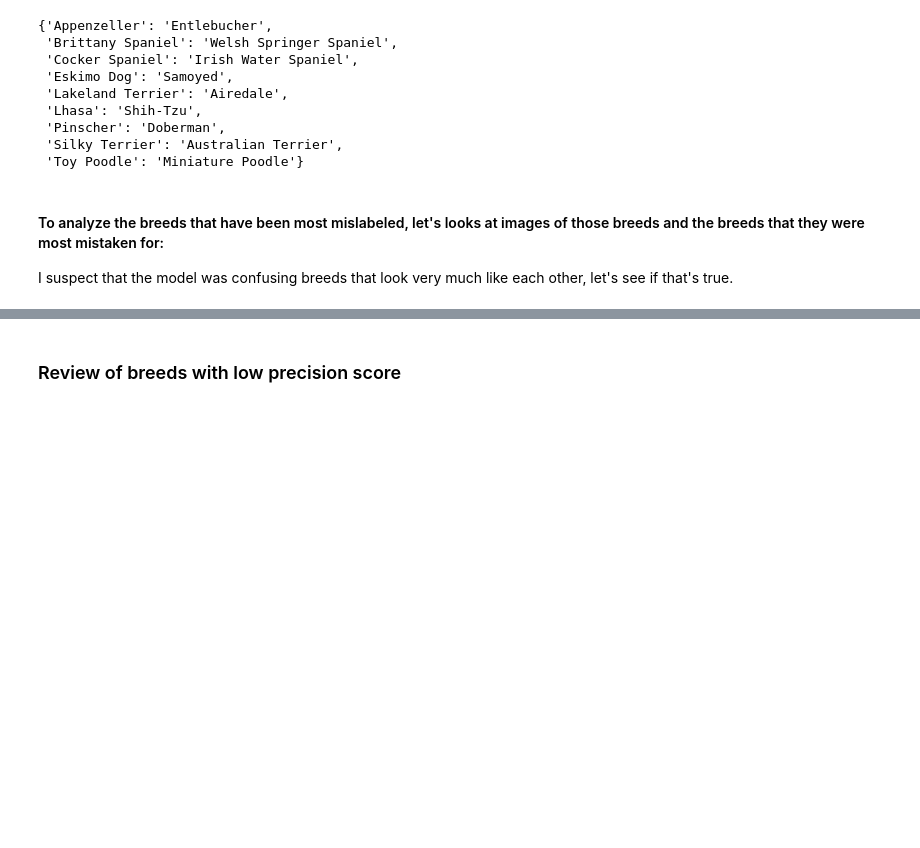
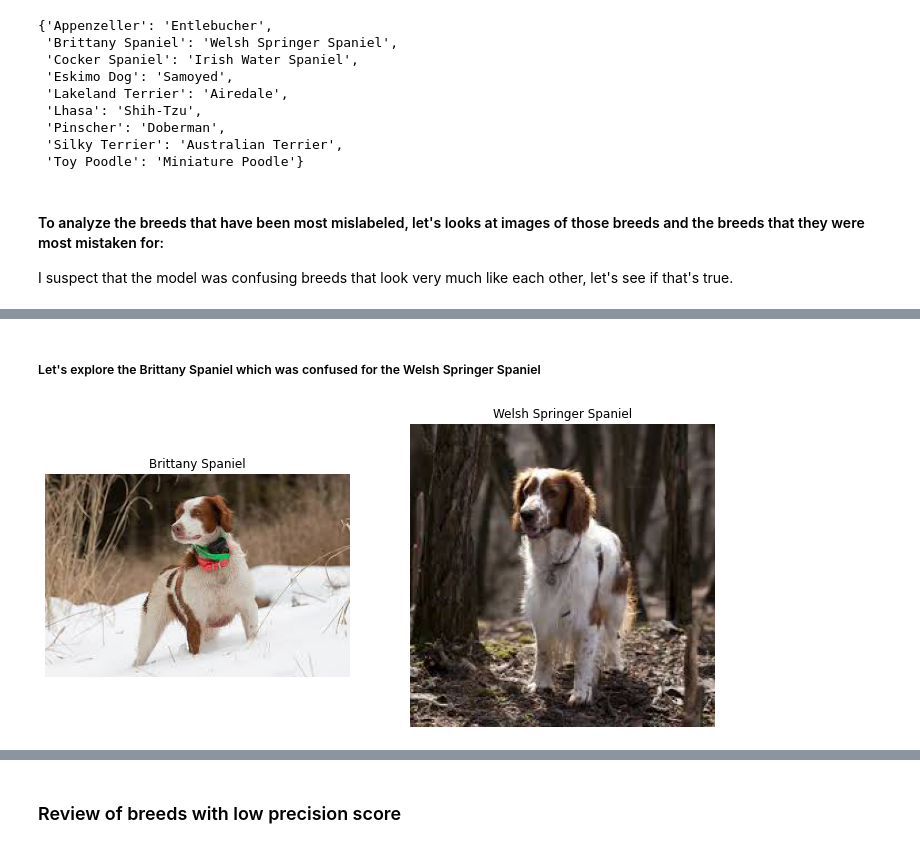
Before and after one commit to lgonzal6/dog_breed_classifier, a Jupyter notebook: Model Metrics Anlysis.ipynb, the cells around one changed output, grey strips where cells are left out. Saved outputs shown, nothing was run; the diff lists cells and outputs as text; code cells hidden in the pictures; blank space fills up the shorter version.

```diff
--- a/Model Metrics Anlysis.ipynb
+++ b/Model Metrics Anlysis.ipynb
@@ -187,0 +211,6 @@ plt.show()
+# %% [markdown]
+##### Let's explore the Brittany Spaniel which was confused for the Welsh Springer Spaniel
+# %%
+print_pair(mislabeled_imgs[1], 'Brittany Spaniel', 'Welsh Springer Spaniel')
+# %% [output]
+[figure, added]
```
Also changed, not shown: parts of 18 cells of this notebook, 15 other files.
